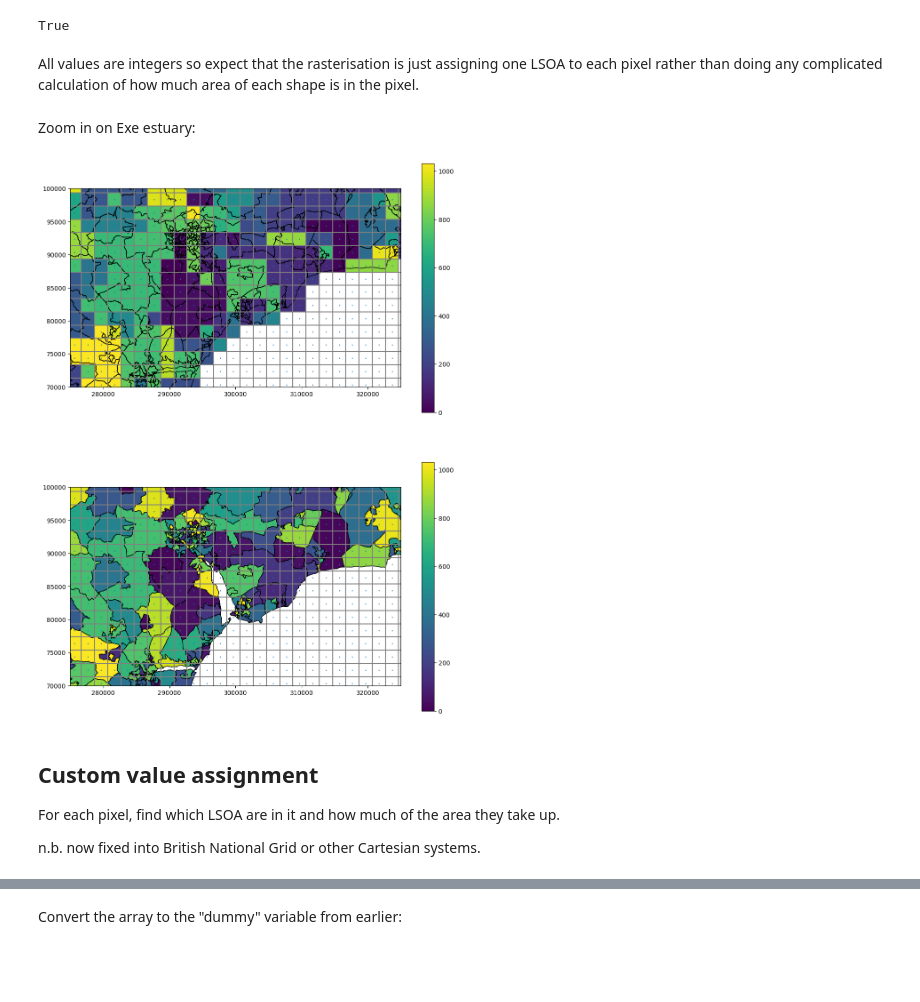
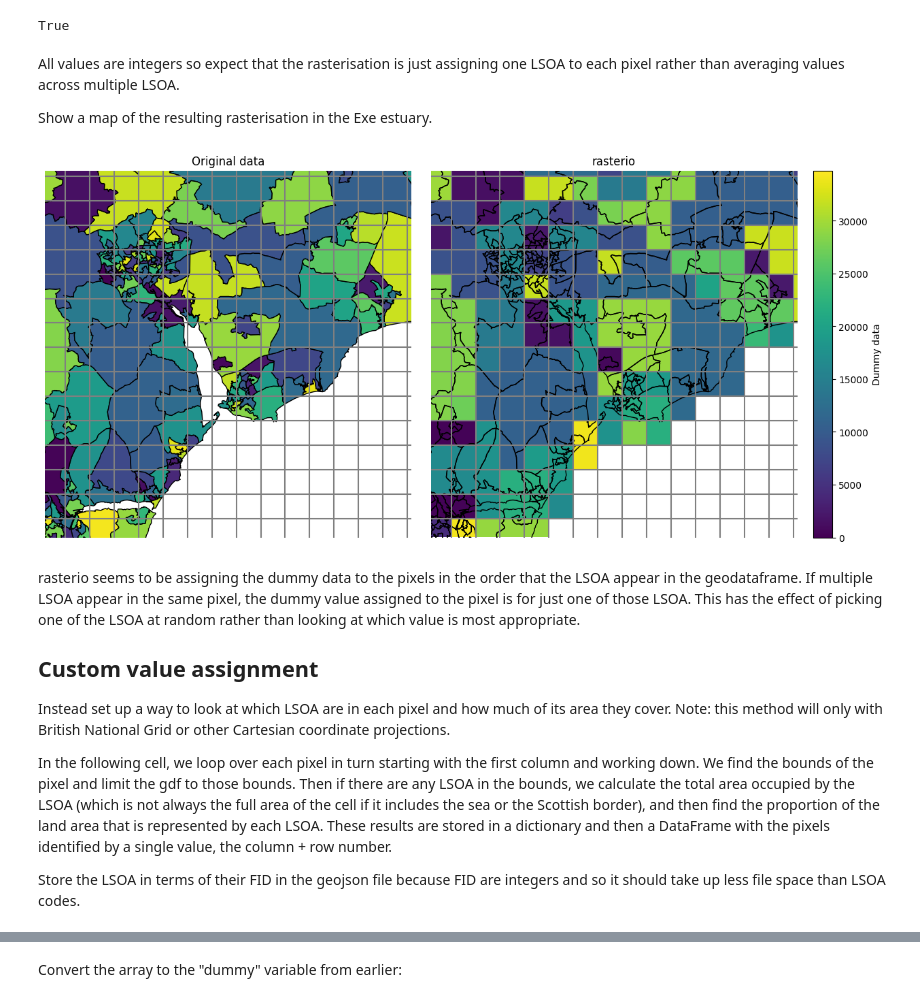
Before and after one commit to samuel-book/geography_data, a Jupyter notebook: geojson/rasterise_geojson.ipynb, the cells around one changed output, grey strips where cells are left out. Cells and saved outputs as stored; diff of their text form; code cells hidden in the pictures; blank space fills up the shorter version.

```diff
--- a/geojson/rasterise_geojson.ipynb
+++ b/geojson/rasterise_geojson.ipynb
@@ -164 +171,4 @@ def make_raster_from_vectors(
+# %%
+xlim_exe = (285000, 315000)
+ylim_exe = (70000, 100000)
 # %% [markdown]
@@ -212,4 +218,2 @@ mask = ~np.isnan(raster_sw)
 # %% [output]
 True
-# %% [markdown]
-All values are integers so expect that the rasterisation is just assigning one LSOA to each pixel rather than doing any complicated calculation of how much area of each shape is in the pixel.
@@ -226,36 +220,19 @@ y_mids = np.arange(extent[2] + transform_dict['pixel_size'] * 0.5, extent[3], tr
-# %% [markdown]
-Zoom in on Exe estuary:
-# %%
-fig, axs = plt.subplots(2, 1, figsize=(12, 16))
-
-# Raster:
-axs[0].imshow(raster_sw, origin='lower', extent=extent)
-# Geojson outline:
-gdf.plot(ax=axs[0], column='dummy', legend=True, facecolor='None', edgecolor='k')
-
-# Original data for comparison:
-gdf.plot(ax=axs[1], column='dummy', legend=True, edgecolor='k')
-
-for ax in axs:
-    # Pixel borders:
-    for x_mid in x_mids:
-        ax.axvline(x_mid + 0.5 * transform_dict['pixel_size'], color='grey')
-    for y_mid in y_mids:
-        ax.axhline(y_mid + 0.5 * transform_dict['pixel_size'], color='grey')
-
-    ax.scatter(*np.meshgrid(x_mids, y_mids), s=0.5)
-
-    # ax.axis('off')
-
-    ax.set_xlim(275000, 325000)
-    ax.set_ylim(70000, 100000)
-plt.show()
-# %% [output]
-[figure, removed]
+# %% [markdown]
+All values are integers so expect that the rasterisation is just assigning one LSOA to each pixel rather than averaging values across multiple LSOA.
+
+Show a map of the resulting rasterisation in the Exe estuary.
+# %%
+plot_geojson_vs_raster(gdf, raster_rasterio, extent, xlim_exe, ylim_exe, x_mids, y_mids, title_right='rasterio')
+# %% [output]
+[figure, added]
 # %% [markdown]
+rasterio seems to be assigning the dummy data to the pixels in the order that the LSOA appear in the geodataframe. If multiple LSOA appear in the same pixel, the dummy value assigned to the pixel is for just one of those LSOA. This has the effect of picking one of the LSOA at random rather than looking at which value is most appropriate.
+
 ## Custom value assignment
 
-For each pixel, find which LSOA are in it and how much of the area they take up.
+Instead set up a way to look at which LSOA are in each pixel and how much of its area they cover. Note: this method will only with British National Grid or other Cartesian coordinate projections.
 
-n.b. now fixed into British National Grid or other Cartesian systems.
+In the following cell, we loop over each pixel in turn starting with the first column and working down. We find the bounds of the pixel and limit the gdf to those bounds. Then if there are any LSOA in the bounds, we calculate the total area occupied by the LSOA (which is not always the full area of the cell if it includes the sea or the Scottish border), and then find the proportion of the land area that is represented by each LSOA. These results are stored in a dictionary and then a DataFrame with the pixels identified by a single value, the column + row number.
+
+Store the LSOA in terms of their FID in the geojson file because FID are integers and so it should take up less file space than LSOA codes.
 # %%
```
Also changed, not shown: parts of 62 cells of this notebook.
